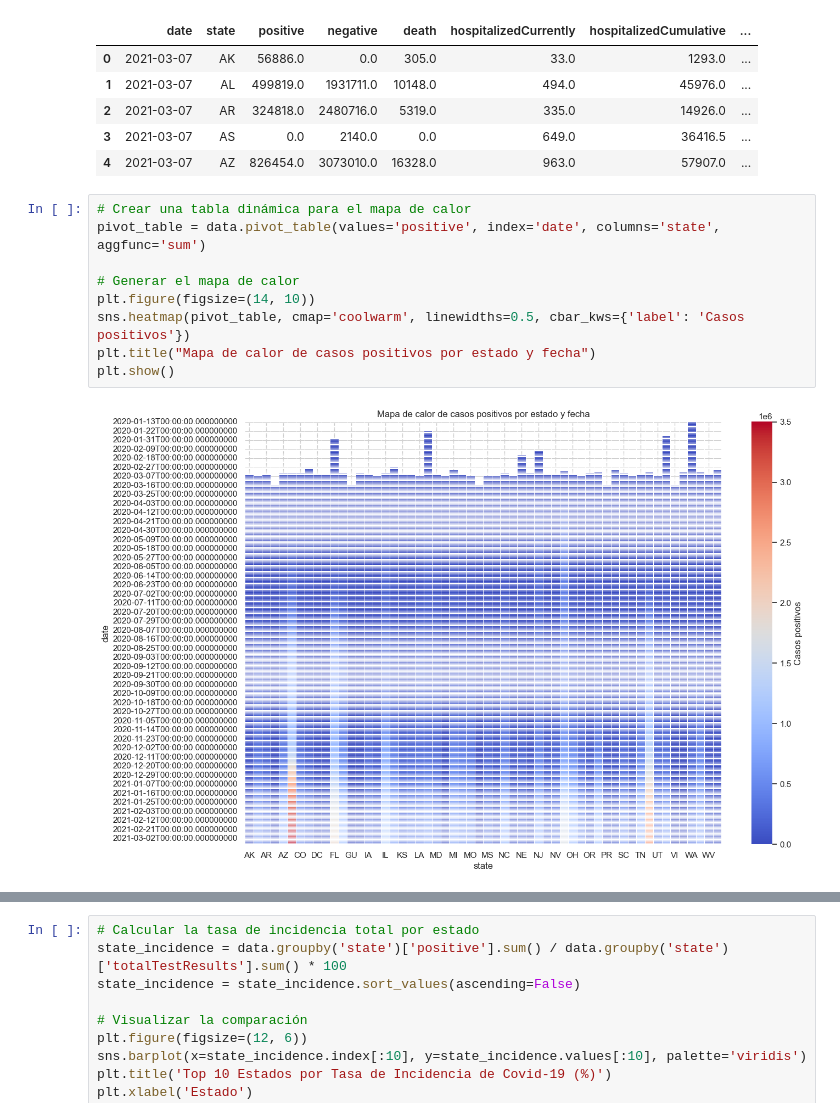
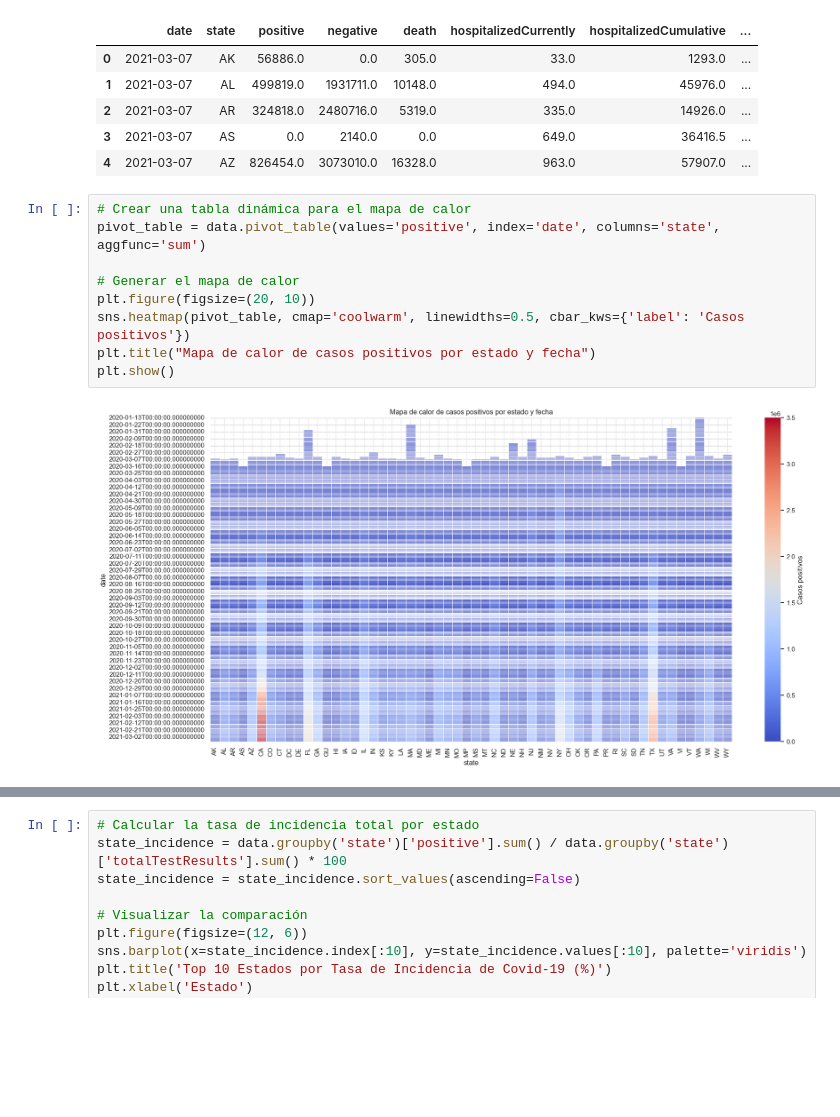
Before and after one commit to AI-School-F5-P3/ib_minidathaton, a Jupyter notebook: EDA_test.ipynb, the cells around one changed output, grey strips where cells are left out. Cells and saved outputs as stored; diff of their text form; blank space fills up the shorter version.

```diff
--- a/EDA_test.ipynb
+++ b/EDA_test.ipynb
@@ -229,11 +229,11 @@ See the caveats in the documentation: https://pandas.pydata.org/pandas-docs/stab
 # %%
 # Crear una tabla dinámica para el mapa de calor
 pivot_table = data.pivot_table(values='positive', index='date', columns='state', aggfunc='sum')
 
 # Generar el mapa de calor
-plt.figure(figsize=(14, 10))
+plt.figure(figsize=(20, 10))
 sns.heatmap(pivot_table, cmap='coolwarm', linewidths=0.5, cbar_kws={'label': 'Casos positivos'})
 plt.title("Mapa de calor de casos positivos por estado y fecha")
 plt.show()
 # %% [output]
-[figure, old version]
+[figure, new version]
```
Also changed, not shown: parts of 6 cells of this notebook, 2 other files.
